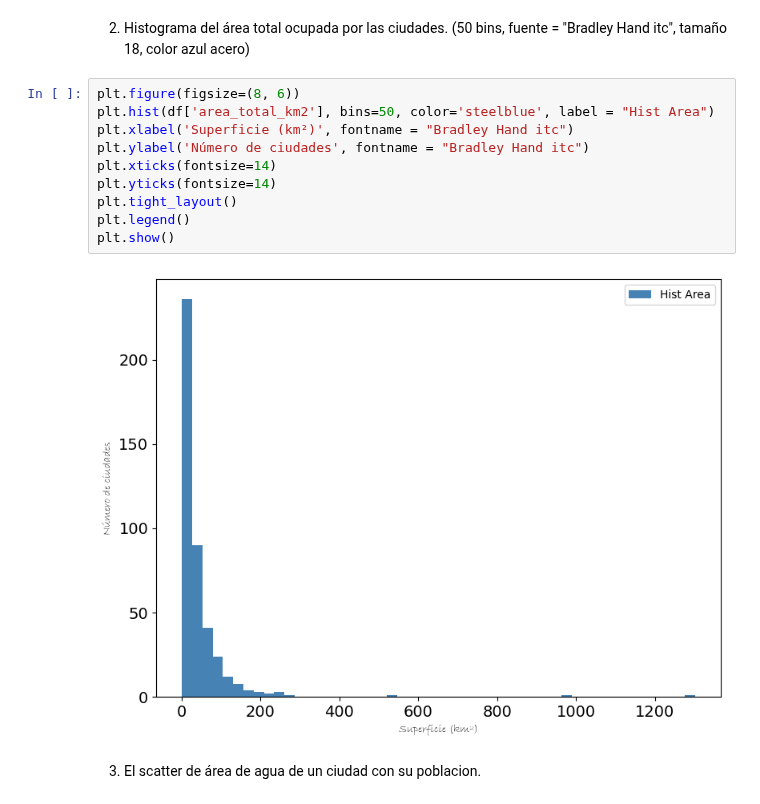
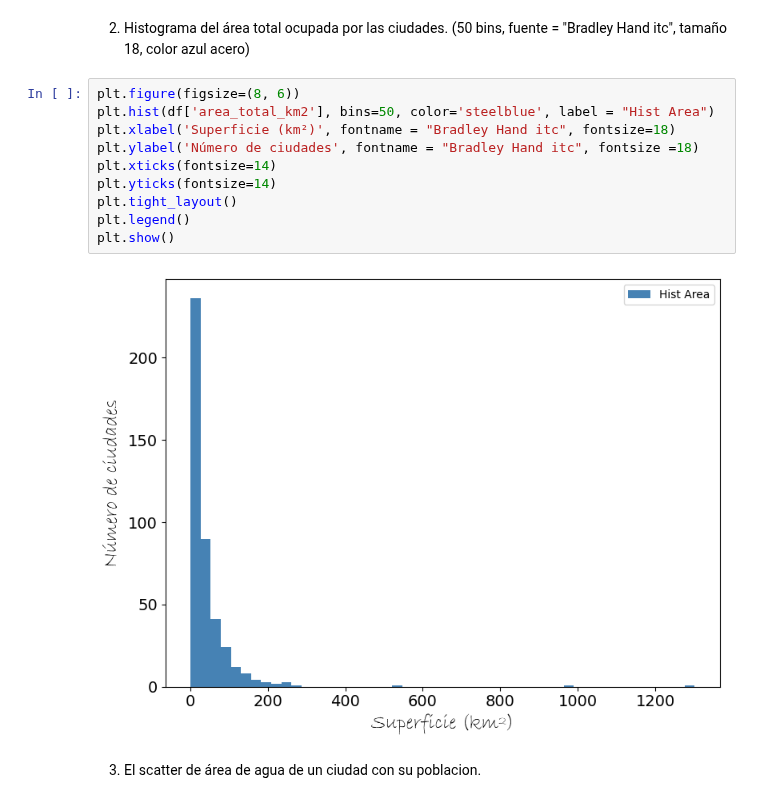
Before and after one commit to mariasanvals/DS_Online_Feb24_Exercises, a Jupyter notebook: 03_Analisis_de_Datos/Sprint_08/Unidad_01/Practica_Obligatoria/18_Practica_Obligatoria_Visualizacion_Basica.ipynb, the cells around one changed output. Drawn from its saved outputs; the diff is of its cells as text.

```diff
--- a/03_Analisis_de_Datos/Sprint_08/Unidad_01/Practica_Obligatoria/18_Practica_Obligatoria_Visualizacion_Basica.ipynb
+++ b/03_Analisis_de_Datos/Sprint_08/Unidad_01/Practica_Obligatoria/18_Practica_Obligatoria_Visualizacion_Basica.ipynb
@@ -120,15 +120,15 @@ plt.show()
 # %%
 plt.figure(figsize=(8, 6))
 plt.hist(df['area_total_km2'], bins=50, color='steelblue', label = "Hist Area")
-plt.xlabel('Superficie (km²)', fontname = "Bradley Hand itc")
-plt.ylabel('Número de ciudades', fontname = "Bradley Hand itc")
+plt.xlabel('Superficie (km²)', fontname = "Bradley Hand itc", fontsize=18)
+plt.ylabel('Número de ciudades', fontname = "Bradley Hand itc", fontsize =18)
 plt.xticks(fontsize=14)
 plt.yticks(fontsize=14)
 plt.tight_layout()
 plt.legend()
 plt.show()
 # %% [output]
-[figure, old version]
+[figure, new version]
 # %% [markdown]
 3. El scatter de área de agua de un ciudad con su poblacion.
 # %%
```
Also changed, not shown: parts of 2 cells of this notebook, 1 other file.
